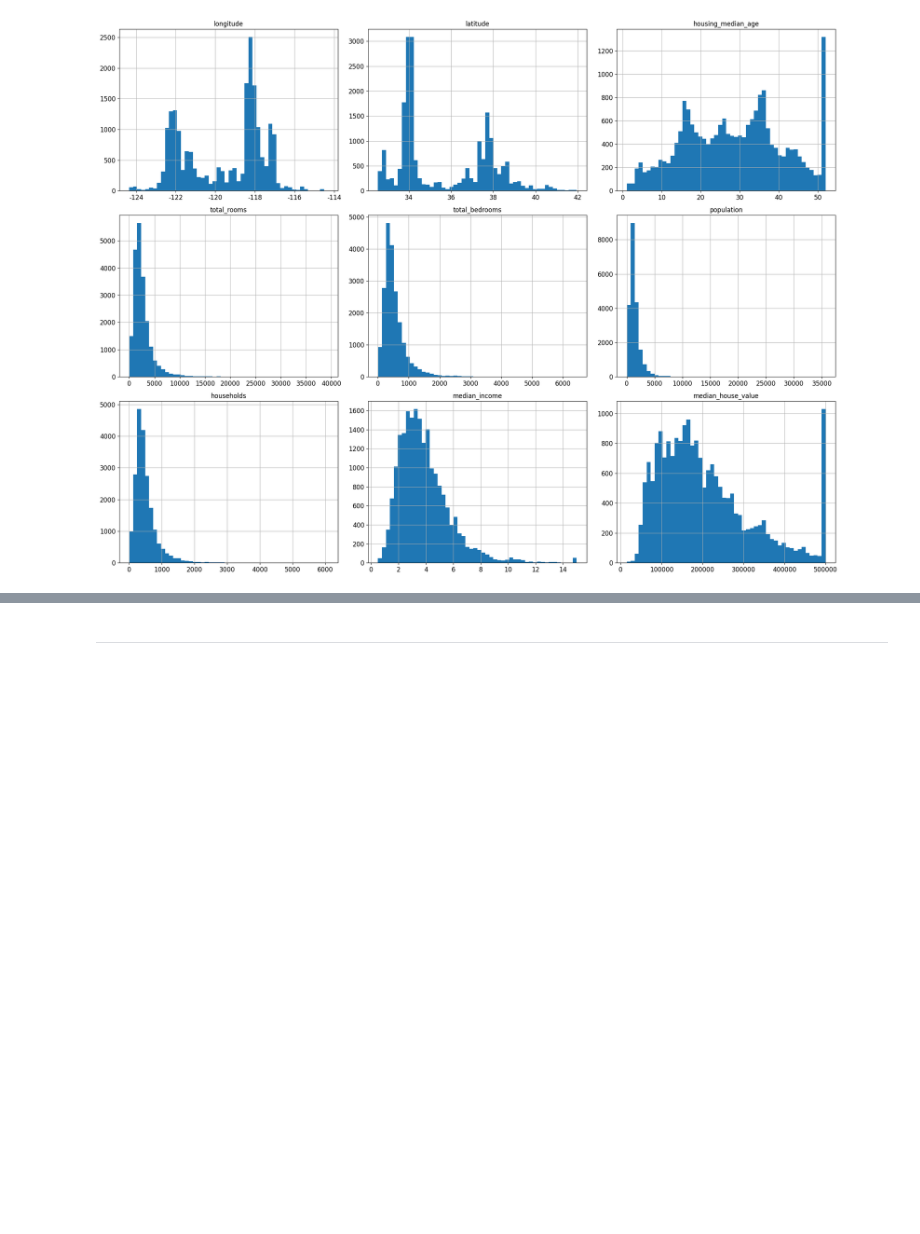
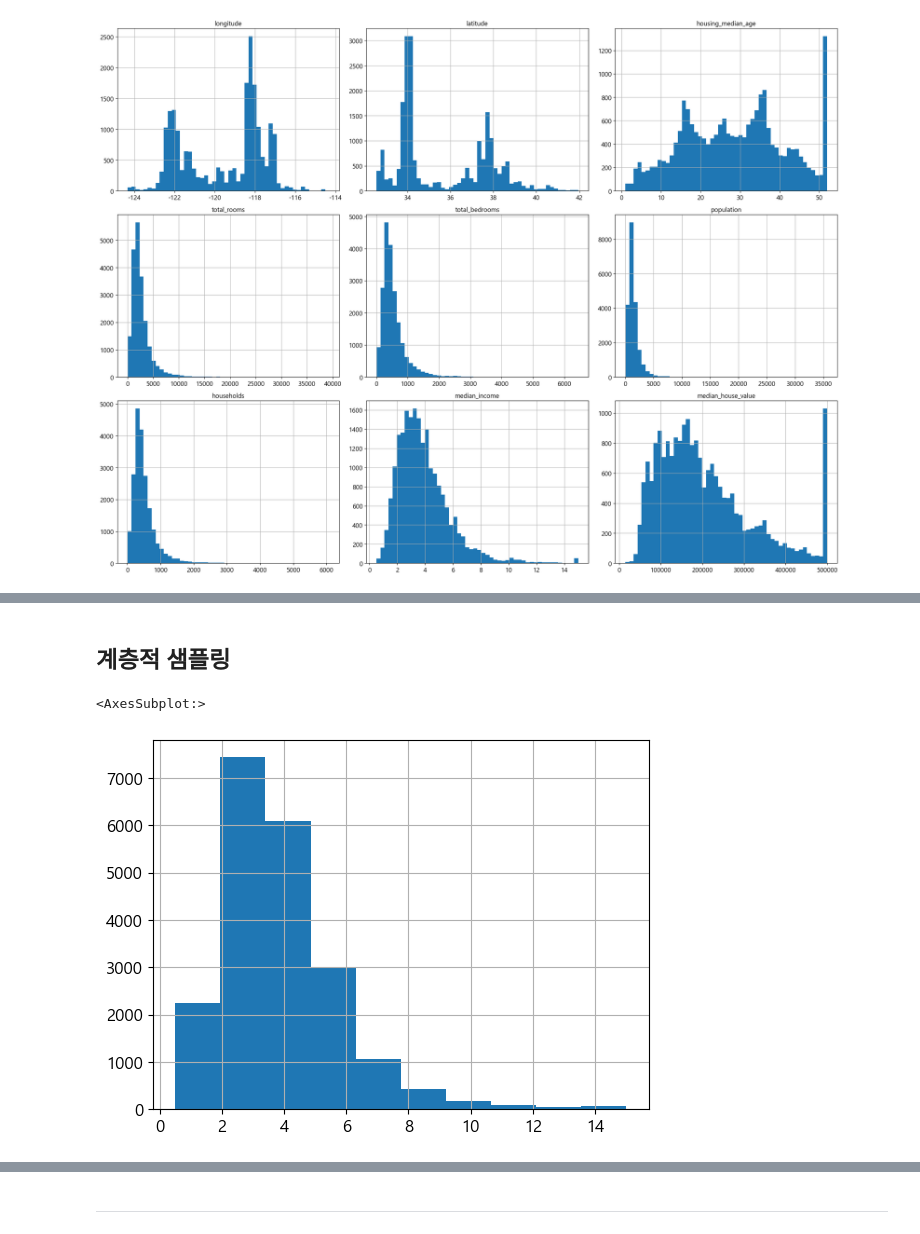
Before and after one commit to insu97/HandsOnML, a Jupyter notebook: chapter2.머신러닝 프로젝트 처음부터 끝까지.ipynb, the cells around one changed output, grey strips where cells are left out. Saved outputs shown, nothing was run; the diff lists cells and outputs as text; code cells hidden in the pictures; blank space fills up the shorter version.

```diff
--- a/chapter2.머신러닝 프로젝트 처음부터 끝까지.ipynb
+++ b/chapter2.머신러닝 프로젝트 처음부터 끝까지.ipynb
@@ -20,8 +20,9 @@ plt.rcParams['xtick.labelsize'] = 12
 plt.rcParams['ytick.labelsize'] = 12
 
 # 한글출력
-matplotlib.rc('font', family='NanumBarunGothic')
+matplotlib.rc('font', family='NanumGothic')
 plt.rcParams['axes.unicode_minus'] = False
+plt.rc('font', family='Malgun Gothic')
 
 # 그림을 저장할 폴드
 PROJECT_ROOT_DIR = "."
@@ -123,0 +148,7 @@ plt.show()
+# %% [markdown]
+## 계층적 샘플링
+# %%
+housing["median_income"].hist()
+# %% [output]
+<AxesSubplot:>
+[figure, added]
```
Also changed, not shown: parts of 26 cells of this notebook, 7 other files.
